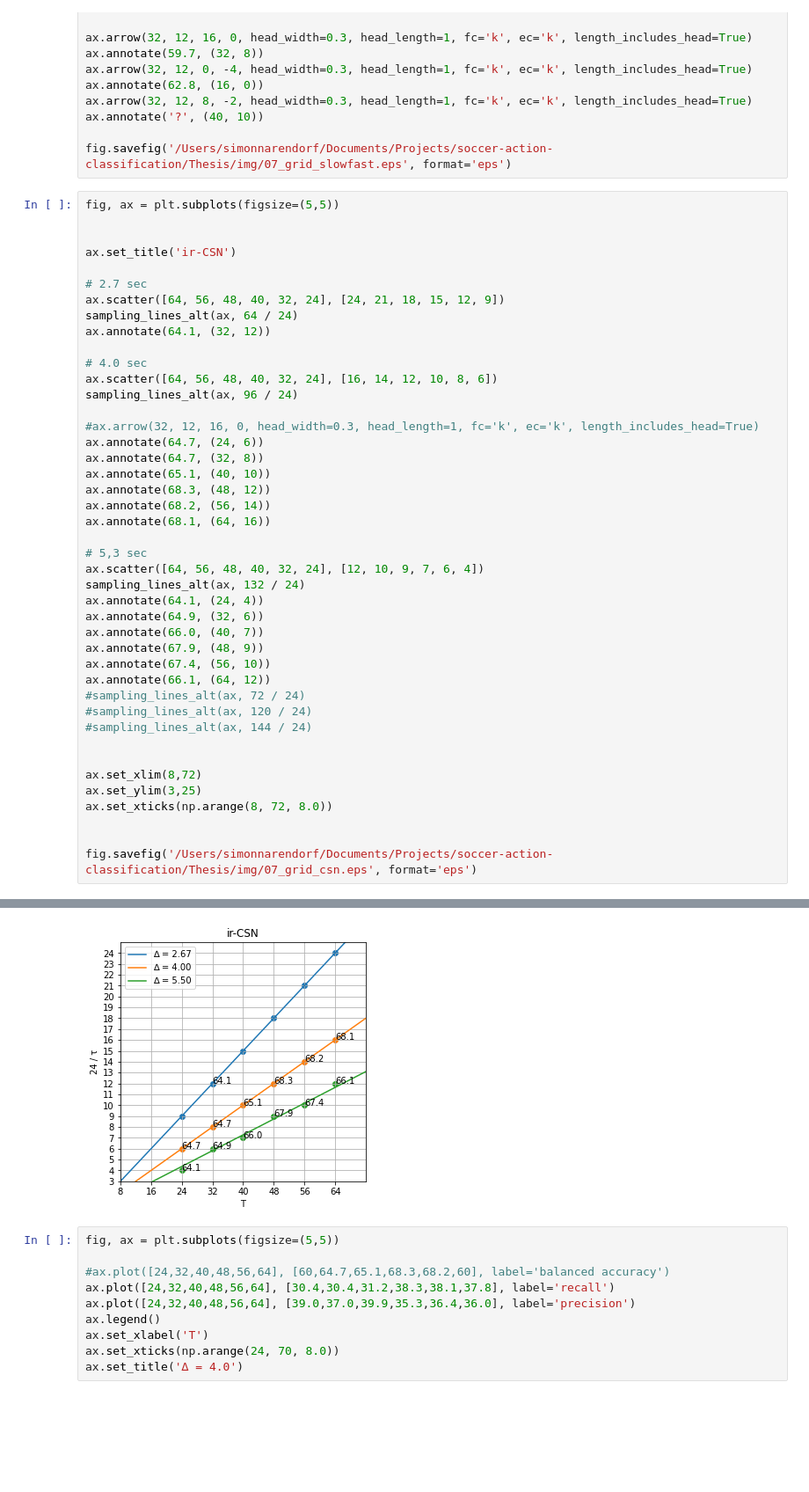
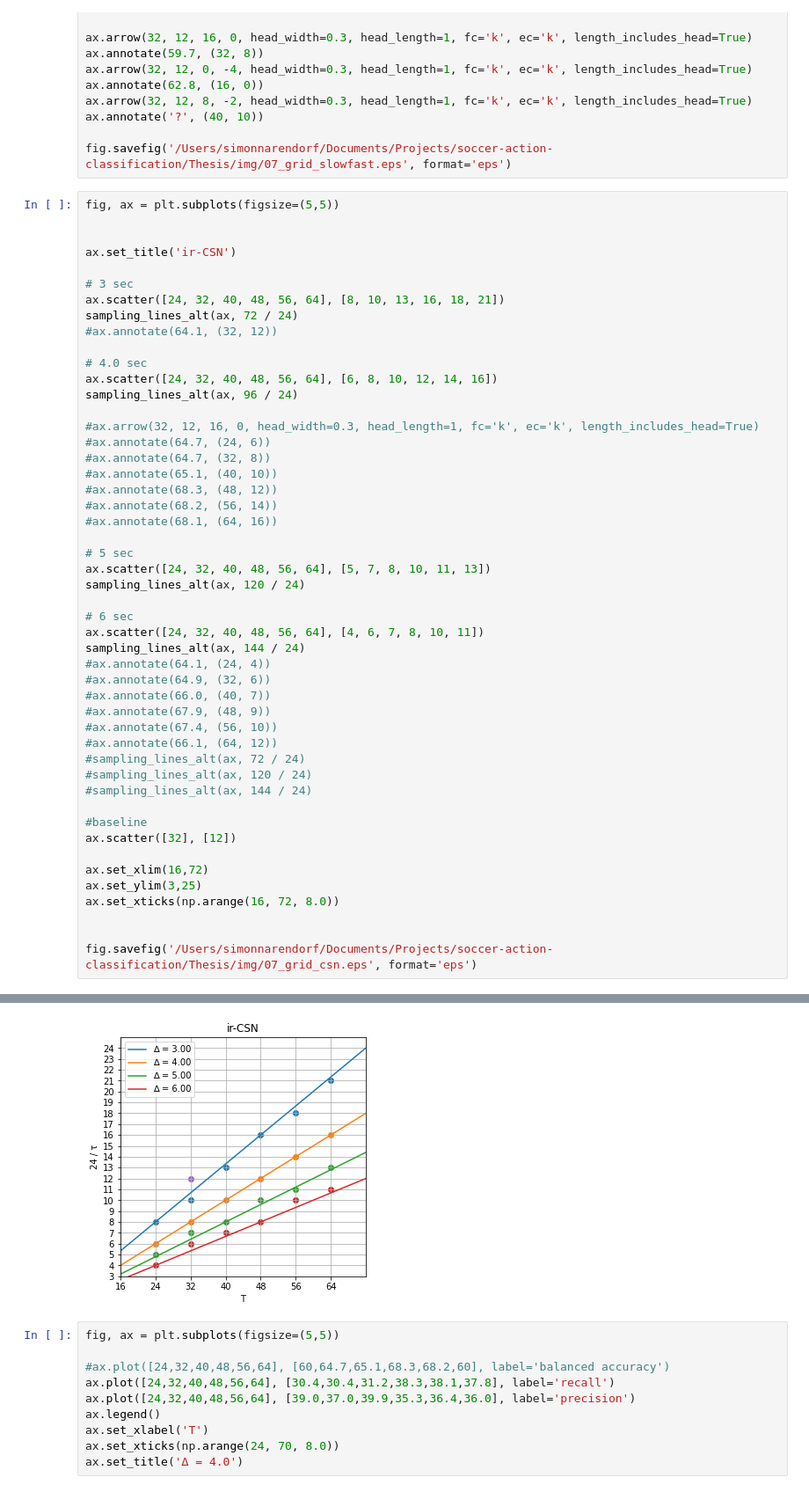
Before and after one commit to simnado/Socc-HAR-Toolkit, a Jupyter notebook: notebooks/grid.ipynb, the cells around one changed output, grey strips where cells are left out. Shown at 88% size. Saved outputs shown, nothing was run; the diff lists cells and outputs as text; blank space fills up the shorter version.

```diff
--- a/notebooks/grid.ipynb
+++ b/notebooks/grid.ipynb
@@ -93,50 +93,56 @@ fig.savefig('/Users/simonnarendorf/Documents/Projects/soccer-action-classificati
 # %%
 fig, ax = plt.subplots(figsize=(5,5))
 
 
 ax.set_title('ir-CSN')
 
-# 2.7 sec
-ax.scatter([64, 56, 48, 40, 32, 24], [24, 21, 18, 15, 12, 9])
-sampling_lines_alt(ax, 64 / 24)
-ax.annotate(64.1, (32, 12))
+# 3 sec
+ax.scatter([24, 32, 40, 48, 56, 64], [8, 10, 13, 16, 18, 21])
+sampling_lines_alt(ax, 72 / 24)
+#ax.annotate(64.1, (32, 12))
 
 # 4.0 sec
-ax.scatter([64, 56, 48, 40, 32, 24], [16, 14, 12, 10, 8, 6])
+ax.scatter([24, 32, 40, 48, 56, 64], [6, 8, 10, 12, 14, 16])
 sampling_lines_alt(ax, 96 / 24)
 
 #ax.arrow(32, 12, 16, 0, head_width=0.3, head_length=1, fc='k', ec='k', length_includes_head=True)
-ax.annotate(64.7, (24, 6))
-ax.annotate(64.7, (32, 8))
-ax.annotate(65.1, (40, 10))
-ax.annotate(68.3, (48, 12))
-ax.annotate(68.2, (56, 14))
-ax.annotate(68.1, (64, 16))
+#ax.annotate(64.7, (24, 6))
+#ax.annotate(64.7, (32, 8))
+#ax.annotate(65.1, (40, 10))
+#ax.annotate(68.3, (48, 12))
+#ax.annotate(68.2, (56, 14))
+#ax.annotate(68.1, (64, 16))
 
-# 5,3 sec
-ax.scatter([64, 56, 48, 40, 32, 24], [12, 10, 9, 7, 6, 4])
-sampling_lines_alt(ax, 132 / 24)
-ax.annotate(64.1, (24, 4))
-ax.annotate(64.9, (32, 6))
-ax.annotate(66.0, (40, 7))
-ax.annotate(67.9, (48, 9))
-ax.annotate(67.4, (56, 10))
-ax.annotate(66.1, (64, 12))
+# 5 sec
+ax.scatter([24, 32, 40, 48, 56, 64], [5, 7, 8, 10, 11, 13])
+sampling_lines_alt(ax, 120 / 24)
+
+# 6 sec
+ax.scatter([24, 32, 40, 48, 56, 64], [4, 6, 7, 8, 10, 11])
+sampling_lines_alt(ax, 144 / 24)
+#ax.annotate(64.1, (24, 4))
+#ax.annotate(64.9, (32, 6))
+#ax.annotate(66.0, (40, 7))
+#ax.annotate(67.9, (48, 9))
+#ax.annotate(67.4, (56, 10))
+#ax.annotate(66.1, (64, 12))
 #sampling_lines_alt(ax, 72 / 24)
 #sampling_lines_alt(ax, 120 / 24)
 #sampling_lines_alt(ax, 144 / 24)
 
+#baseline
+ax.scatter([32], [12])
 
-ax.set_xlim(8,72)
+ax.set_xlim(16,72)
 ax.set_ylim(3,25)
-ax.set_xticks(np.arange(8, 72, 8.0))
+ax.set_xticks(np.arange(16, 72, 8.0))
 
 
 fig.savefig('/Users/simonnarendorf/Documents/Projects/soccer-action-classification/Thesis/img/07_grid_csn.eps', format='eps')
 # %% [output]
 The PostScript backend does not support transparency; partially transparent artists will be rendered opaque.
 The PostScript backend does not support transparency; partially transparent artists will be rendered opaque.
-[figure, old version]
+[figure, new version]
 # %%
 fig, ax = plt.subplots(figsize=(5,5))
 
```
Also changed, not shown: 1 other file.
